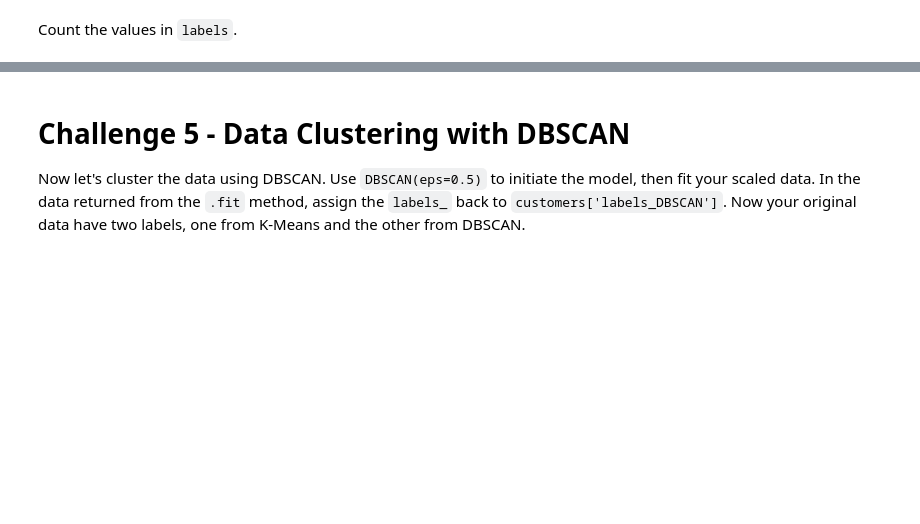
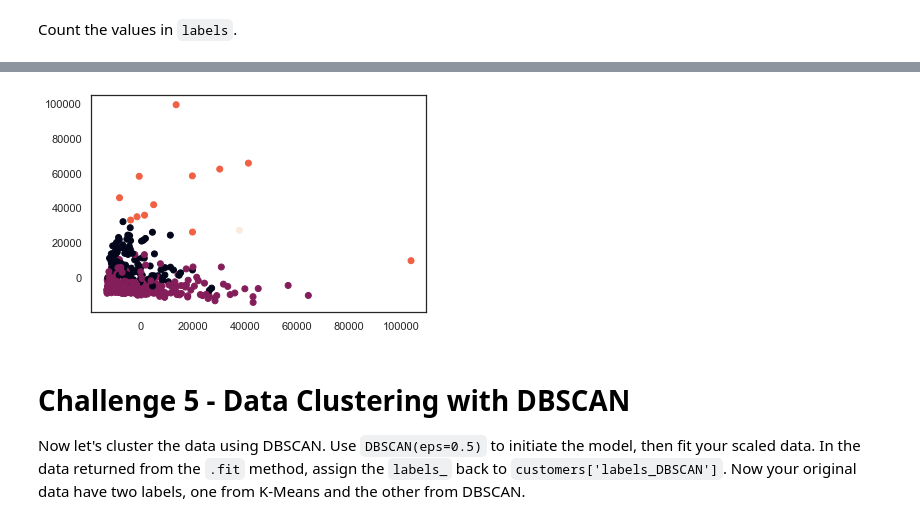
Before and after one commit to Ironhack-Data-Madrid-Mayo-2022/7.4-lab-unsupervised-learning, a Jupyter notebook: your-code/main.ipynb, the cells around one changed output, grey strips where cells are left out. Cells and saved outputs as stored; diff of their text form; code cells hidden in the pictures; blank space fills up the shorter version.

```diff
--- a/your-code/main.ipynb
+++ b/your-code/main.ipynb
@@ -103,0 +207,3 @@ Count the values in `labels`.
+# %%
+customer_PCA = pd.DataFrame(pca)
+customer_PCA.head()
@@ -104,3 +217,8 @@ Count the values in `labels`.
+# %%
+plt.scatter(customer_PCA[0], customer_PCA[1], c=customers.labels)
+plt.show();
+# %% [output]
+[figure, added]
 # %% [markdown]
 # Challenge 5 - Data Clustering with DBSCAN
 
```
Also changed, not shown: parts of 28 cells of this notebook.
